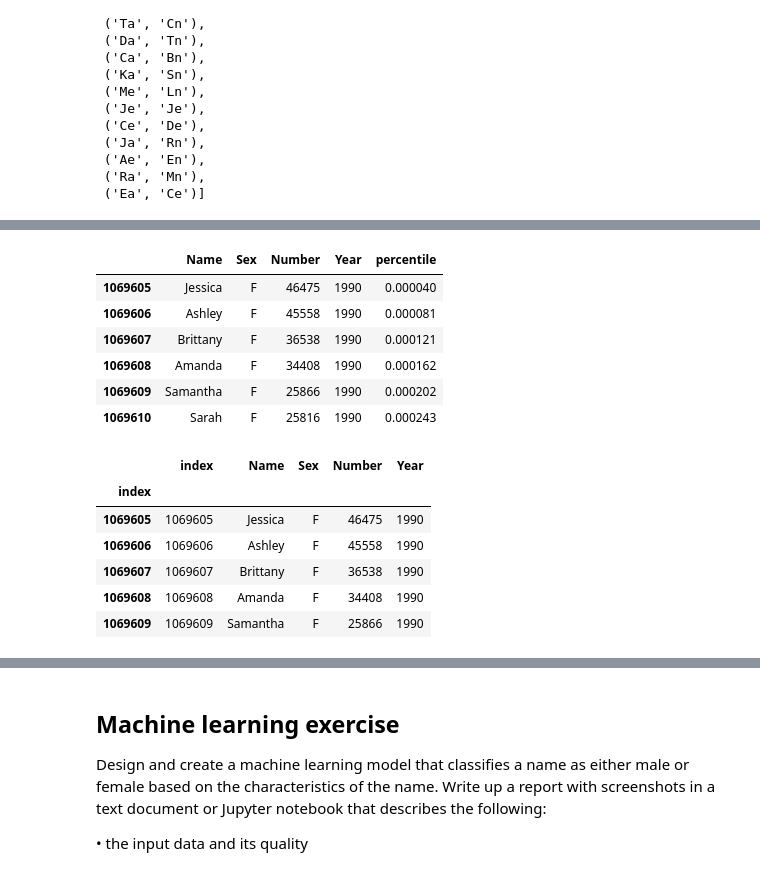
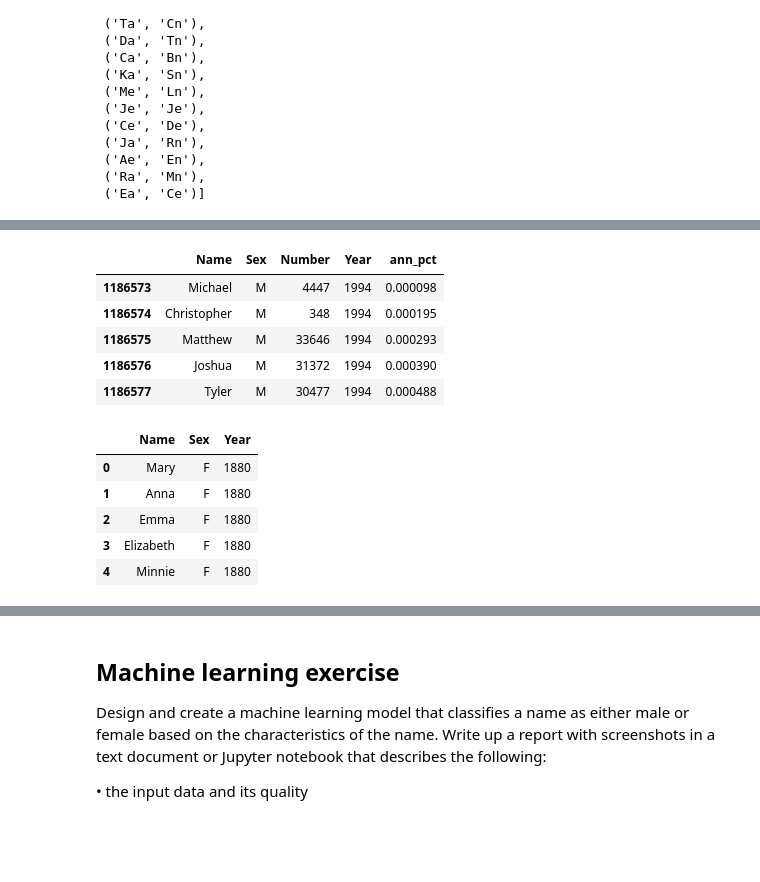
Before and after one commit to tjslezak/dignity-health-challenge, a Jupyter notebook: dh-challenge.ipynb, the cells around one changed output, grey strips where cells are left out. Drawn from its saved outputs; the diff is of its cells as text; code cells hidden in the pictures; blank space fills up the shorter version.

```diff
--- a/dh-challenge.ipynb
+++ b/dh-challenge.ipynb
@@ -218,11 +216,3 @@ print(list(common_names)[:12])
 # %% [markdown]
 ### Unisex names
 12.	Provide a list of the most common unisex names through 2017. Describe and justify your criteria for a name to be considered unisex. What other criteria could you use for a name to be unisex?
-# %%
-from collections import Counter
-countr = Counter()
-
-for year in df.Year.unique():
-    names = gender_neutral_names(year)
-    for name in names:
-        countr[name] += 1
@@ -248,0 +219,7 @@ countr.most_common(25)
+# %%
+for year in df.Year.unique():
+    for sex in ('F', 'M'):
+        yidx = df[(df.Year == year) & (df.Sex == sex)].index
+        df.at[yidx, 'ann_pct'] = df.loc[yidx, 'Year'].rank(method='first', pct=True)
+
+df.head()
@@ -284,8 +306,3 @@ list(zip([i[0] for i in ffl.most_common(15)], [i[0] for i in mfl.most_common(15)
  ('Ae', 'En'),
  ('Ra', 'Mn'),
  ('Ea', 'Ce')]
-# %%
-for year in df.Year.unique():
-    yr = df[df.Year==int(year)]
-    yidx = yr.index
-    df.at[yidx, 'ann_pct'] = df.loc[yidx, 'Year'].rank(method='first', pct=True)
@@ -302,20 +309,20 @@ df.loc[1069605:1069610]
-# %%
-df.loc[1069605:1069610]
-# %% [output]
-|  | Name | Sex | Number | Year | percentile |
-| 1069605 | Jessica | F | 46475 | 1990 | 0.000040 |
-| 1069606 | Ashley | F | 45558 | 1990 | 0.000081 |
-| 1069607 | Brittany | F | 36538 | 1990 | 0.000121 |
-| 1069608 | Amanda | F | 34408 | 1990 | 0.000162 |
-| 1069609 | Samantha | F | 25866 | 1990 | 0.000202 |
-| 1069610 | Sarah | F | 25816 | 1990 | 0.000243 |
+# %%
+df[(df.Year == 1994) & (df.Sex == 'M')].head()
+# %% [output]
+|  | Name | Sex | Number | Year | ann_pct |
+| 1186573 | Michael | M | 4447 | 1994 | 0.000098 |
+| 1186574 | Christopher | M | 348 | 1994 | 0.000195 |
+| 1186575 | Matthew | M | 33646 | 1994 | 0.000293 |
+| 1186576 | Joshua | M | 31372 | 1994 | 0.000390 |
+| 1186577 | Tyler | M | 30477 | 1994 | 0.000488 |
+# %%
+df.drop(columns=['Number', 'ann_pct'], inplace=True)
 # %%
-yr.head()
+df.head()
 # %% [output]
-|  | index | Name | Sex | Number | Year |
-| index |  |  |  |  |  |
-| 1069605 | 1069605 | Jessica | F | 46475 | 1990 |
-| 1069606 | 1069606 | Ashley | F | 45558 | 1990 |
-| 1069607 | 1069607 | Brittany | F | 36538 | 1990 |
-| 1069608 | 1069608 | Amanda | F | 34408 | 1990 |
-| 1069609 | 1069609 | Samantha | F | 25866 | 1990 |
+|  | Name | Sex | Year |
+| 0 | Mary | F | 1880 |
+| 1 | Anna | F | 1880 |
+| 2 | Emma | F | 1880 |
+| 3 | Elizabeth | F | 1880 |
+| 4 | Minnie | F | 1880 |
```
Also changed, not shown: parts of 18 cells of this notebook.
